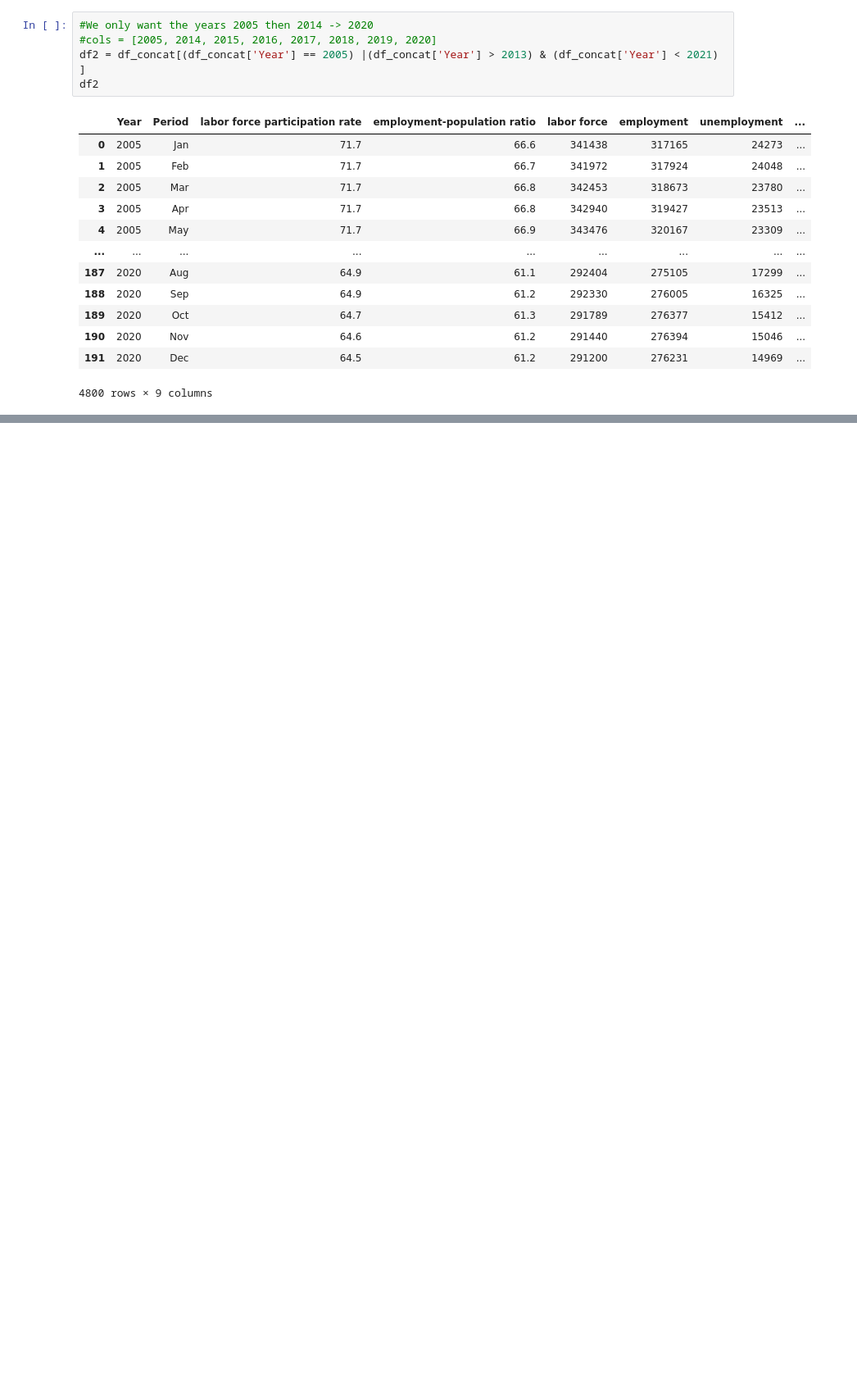
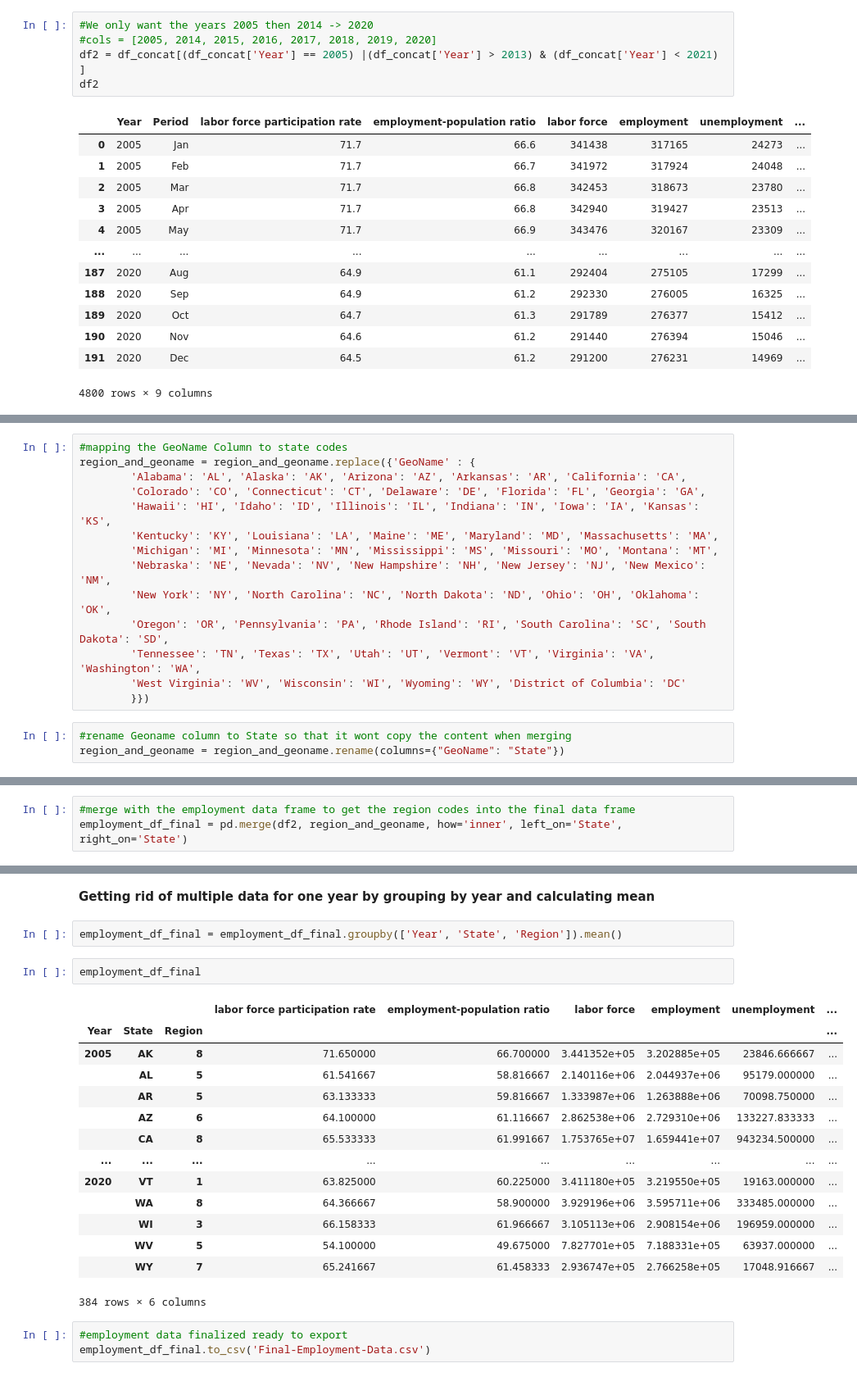
Before and after one commit to MajdAlali99/Data-Wrangling-Project, a Jupyter notebook: Gilbert/unemployment_rate.ipynb, the cells around one changed output, grey strips where cells are left out. Shown at 82% size. Cells and saved outputs as stored; diff of their text form; blank space fills up the shorter version.

```diff
--- a/Gilbert/unemployment_rate.ipynb
+++ b/Gilbert/unemployment_rate.ipynb
@@ -168,0 +191,17 @@ df_final.to_csv('Final-Employment-Data.csv')
+# %%
+#mapping the GeoName Column to state codes
+region_and_geoname = region_and_geoname.replace({'GeoName' : {
+        'Alabama': 'AL', 'Alaska': 'AK', 'Arizona': 'AZ', 'Arkansas': 'AR', 'California': 'CA',
+        'Colorado': 'CO', 'Connecticut': 'CT', 'Delaware': 'DE', 'Florida': 'FL', 'Georgia': 'GA',
+        'Hawaii': 'HI', 'Idaho': 'ID', 'Illinois': 'IL', 'Indiana': 'IN', 'Iowa': 'IA', 'Kansas': 'KS',
+        'Kentucky': 'KY', 'Louisiana': 'LA', 'Maine': 'ME', 'Maryland': 'MD', 'Massachusetts': 'MA',
+        'Michigan': 'MI', 'Minnesota': 'MN', 'Mississippi': 'MS', 'Missouri': 'MO', 'Montana': 'MT',
+        'Nebraska': 'NE', 'Nevada': 'NV', 'New Hampshire': 'NH', 'New Jersey': 'NJ', 'New Mexico': 'NM',
+        'New York': 'NY', 'North Carolina': 'NC', 'North Dakota': 'ND', 'Ohio': 'OH', 'Oklahoma': 'OK',
+        'Oregon': 'OR', 'Pennsylvania': 'PA', 'Rhode Island': 'RI', 'South Carolina': 'SC', 'South Dakota': 'SD',
+        'Tennessee': 'TN', 'Texas': 'TX', 'Utah': 'UT', 'Vermont': 'VT', 'Virginia': 'VA', 'Washington': 'WA',
+        'West Virginia': 'WV', 'Wisconsin': 'WI', 'Wyoming': 'WY', 'District of Columbia': 'DC'
+        }})
+# %%
+#rename Geoname column to State so that it wont copy the content when merging
+region_and_geoname = region_and_geoname.rename(columns={"GeoName": "State"})
@@ -168,0 +224,3 @@ df_final.to_csv('Final-Employment-Data.csv')
+# %%
+#merge with the employment data frame to get the region codes into the final data frame
+employment_df_final = pd.merge(df2, region_and_geoname, how='inner', left_on='State', right_on='State')
@@ -168,0 +243,24 @@ df_final.to_csv('Final-Employment-Data.csv')
+# %% [markdown]
+<b>Getting rid of multiple data for one year by grouping by year and calculating mean</b>
+# %%
+employment_df_final = employment_df_final.groupby(['Year', 'State', 'Region']).mean()
+# %%
+employment_df_final
+# %% [output]
+|  |  |  | labor force participation rate | employment-population ratio | labor force | employment | unemployment | ... |
+| Year | State | Region |  |  |  |  |  | ... |
+| 2005 | AK | 8 | 71.650000 | 66.700000 | 3.441352e+05 | 3.202885e+05 | 23846.666667 | ... |
+|  | AL | 5 | 61.541667 | 58.816667 | 2.140116e+06 | 2.044937e+06 | 95179.000000 | ... |
+|  | AR | 5 | 63.133333 | 59.816667 | 1.333987e+06 | 1.263888e+06 | 70098.750000 | ... |
+|  | AZ | 6 | 64.100000 | 61.116667 | 2.862538e+06 | 2.729310e+06 | 133227.833333 | ... |
+|  | CA | 8 | 65.533333 | 61.991667 | 1.753765e+07 | 1.659441e+07 | 943234.500000 | ... |
+| ... | ... | ... | ... | ... | ... | ... | ... | ... |
+| 2020 | VT | 1 | 63.825000 | 60.225000 | 3.411180e+05 | 3.219550e+05 | 19163.000000 | ... |
+|  | WA | 8 | 64.366667 | 58.900000 | 3.929196e+06 | 3.595711e+06 | 333485.000000 | ... |
+|  | WI | 3 | 66.158333 | 61.966667 | 3.105113e+06 | 2.908154e+06 | 196959.000000 | ... |
+|  | WV | 5 | 54.100000 | 49.675000 | 7.827701e+05 | 7.188331e+05 | 63937.000000 | ... |
+|  | WY | 7 | 65.241667 | 61.458333 | 2.936747e+05 | 2.766258e+05 | 17048.916667 | ... |
+384 rows × 6 columns
+# %%
+#employment data finalized ready to export
+employment_df_final.to_csv('Final-Employment-Data.csv')
```
Also changed, not shown: parts of 10 cells of this notebook, 3 other files.
